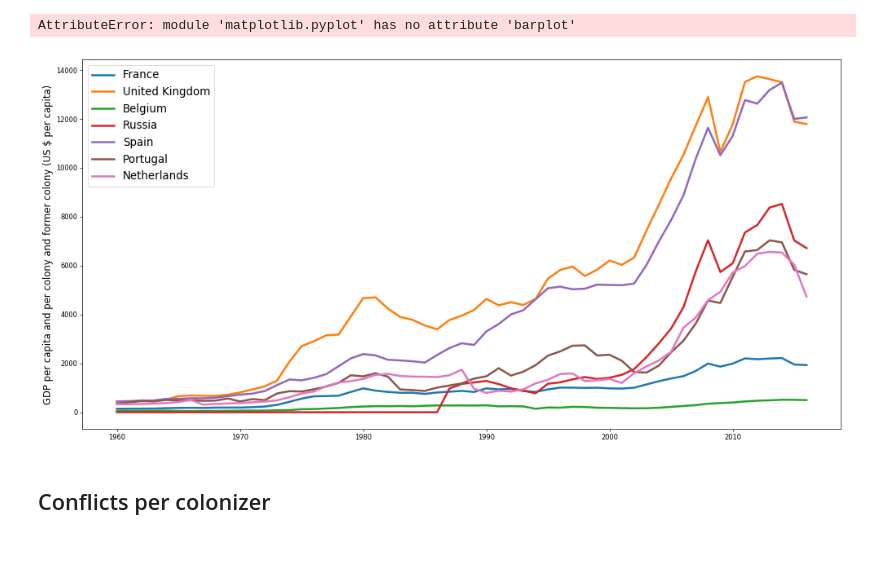
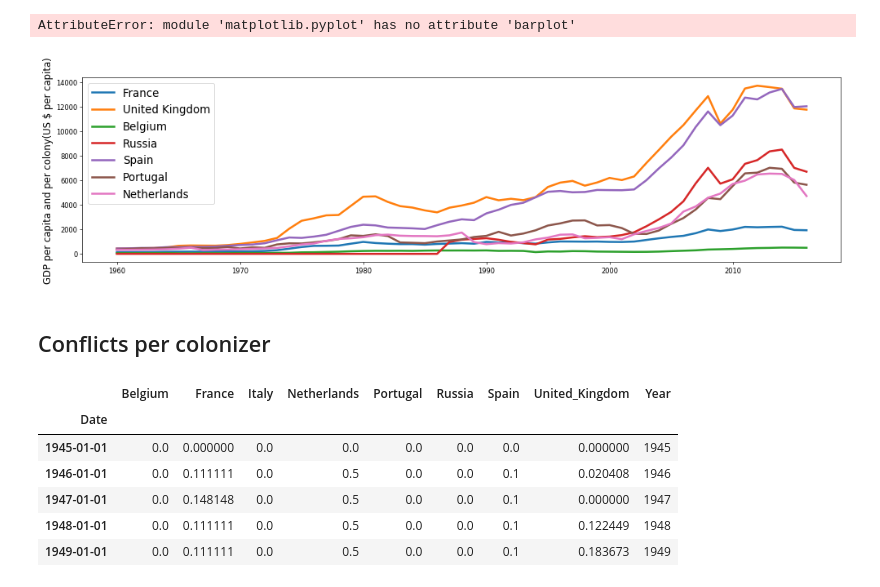
Before and after one commit to julied20/ada-2017, a Jupyter notebook: Project/datasets/Additional Figures.ipynb, the cells around one changed output. Cells and saved outputs as stored; diff of their text form; code cells hidden in the pictures; blank space fills up the shorter version.

Commit message:
Final figures added

```diff
--- a/Project/datasets/Additional Figures.ipynb
+++ b/Project/datasets/Additional Figures.ipynb
@@ -107,20 +107,45 @@ AttributeError: module 'matplotlib.pyplot' has no attribute 'barplot'
 # %%
 import matplotlib.pyplot as plt
 x = np.linspace(1960,2016, 57)
 
-plt.figure(figsize=(20,10), dpi=60, facecolor='w', edgecolor='k')
+plt.figure(figsize=(20,5), dpi=60, facecolor='w', edgecolor='k')
 plt.plot(x, france.values,linewidth=3.0)
 plt.plot(x, uk.values,linewidth=3.0)
 plt.plot(x, belgium.values,linewidth=3.0)
 plt.plot(x, russia.values,linewidth=3.0)
 plt.plot(x, spain.values,linewidth=3.0)
 plt.plot(x, portugal.values,linewidth=3.0)
 plt.plot(x, netherland.values,linewidth=3.0)
-plt.ylabel('GDP per capita and per colony and former colony (US $ per capita)',fontsize = 14)
+plt.ylabel('GDP per capita and per colony(US $ per capita)',fontsize = 14)
 plt.legend(['France', 'United Kingdom', 'Belgium','Russia','Spain','Portugal','Netherlands'],fontsize = 16)
 plt.savefig("gdp.svg", format="svg")
 plt.show()
 # %% [output]
-[figure, old version]
+[figure, new version]
 # %% [markdown]
 ## Conflicts per colonizer
+# %%
+conflict = pd.read_csv('colonization_conflict_year_colon_countries_gen.csv')
+conflict = conflict.drop(['Unnamed: 0', 'Denmark'], axis = 1)
+
+number_colonies = [4.0, 27.0, 3.0, 2.0, 7.0, 13.0, 20.0, 49.0]
+
+column_ = 0
+for column in conflict:
+    if column_ < 8:
+        conflict[column] = conflict[column]/number_colonies[column_]
+
+    column_ += 1
+
+conflict['Date'] = pd.to_datetime(conflict['Year'],format='%Y')
+#conflict = conflict.set_index('Year')
+conflict = conflict.set_index('Date')
+conflict.head()
+# %% [output]
+|  | Belgium | France | Italy | Netherlands | Portugal | Russia | Spain | United_Kingdom | Year |
+| Date |  |  |  |  |  |  |  |  |  |
+| 1945-01-01 | 0.0 | 0.000000 | 0.0 | 0.0 | 0.0 | 0.0 | 0.0 | 0.000000 | 1945 |
+| 1946-01-01 | 0.0 | 0.111111 | 0.0 | 0.5 | 0.0 | 0.0 | 0.1 | 0.020408 | 1946 |
+| 1947-01-01 | 0.0 | 0.148148 | 0.0 | 0.5 | 0.0 | 0.0 | 0.1 | 0.000000 | 1947 |
+| 1948-01-01 | 0.0 | 0.111111 | 0.0 | 0.5 | 0.0 | 0.0 | 0.1 | 0.122449 | 1948 |
+| 1949-01-01 | 0.0 | 0.111111 | 0.0 | 0.5 | 0.0 | 0.0 | 0.1 | 0.183673 | 1949 |
```
Also changed, not shown: parts of 3 cells of this notebook, 2 other files.
